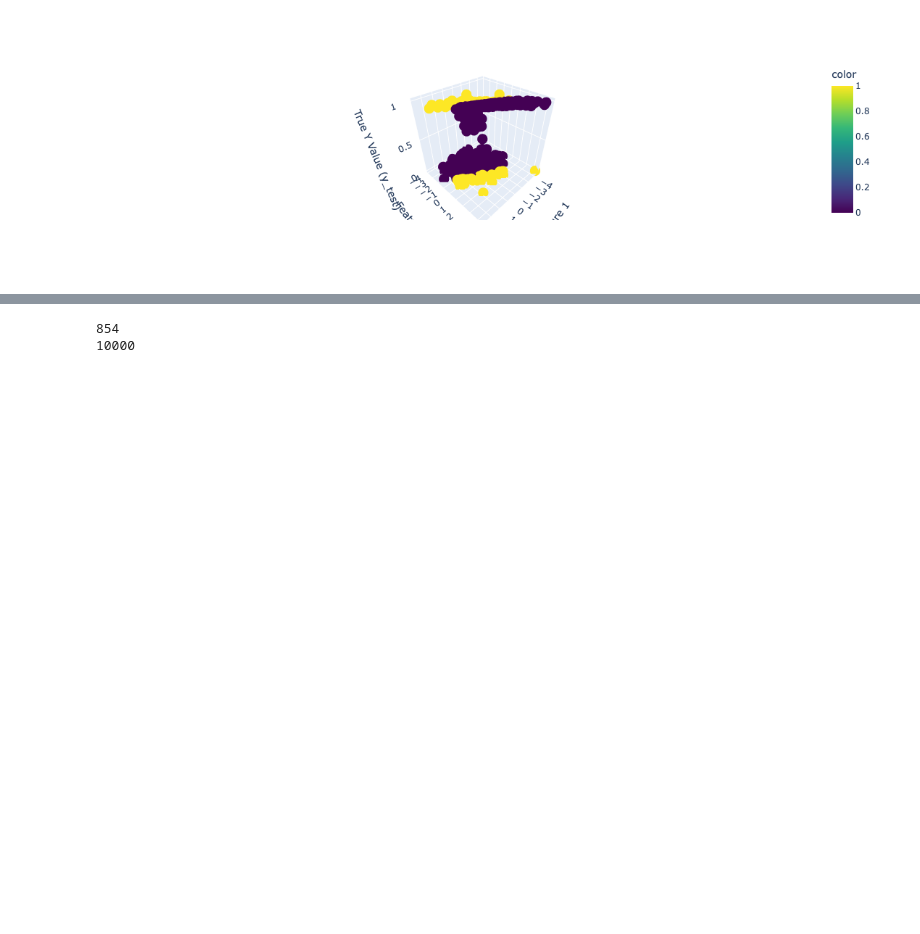
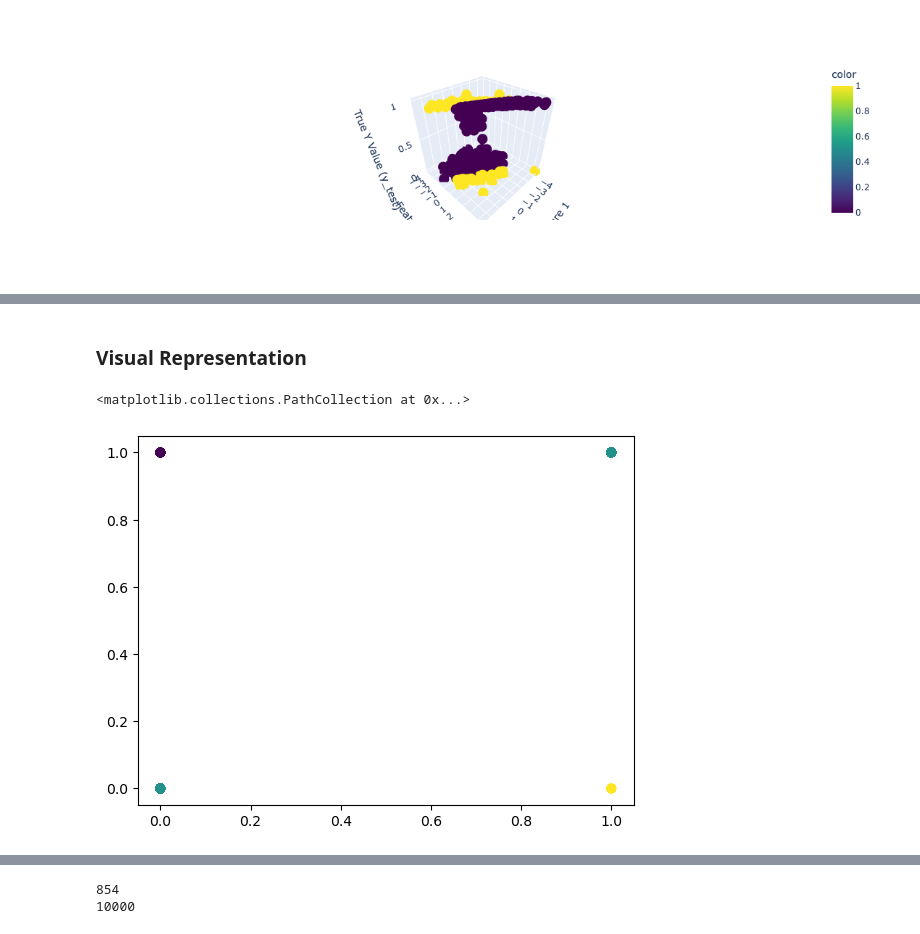
Before and after one commit to bdixit25/Notes, a Jupyter notebook: Machine_Learning/Deep_Learning/Chapter_3__The_Perceptron.ipynb, the cells around one changed output, grey strips where cells are left out. Drawn from its saved outputs; the diff is of its cells as text; code cells hidden in the pictures; blank space fills up the shorter version.

Commit message:
Perceptron Chapter

```diff
--- a/Machine_Learning/Deep_Learning/Chapter_3__The_Perceptron.ipynb
+++ b/Machine_Learning/Deep_Learning/Chapter_3__The_Perceptron.ipynb
@@ -506,0 +517,10 @@ This limitation, highlighted by Marvin Minsky and Seymour Papert in 1969, led to
+# %%
+from sklearn.datasets import make_moons
+
+# 1. Generate a non-linearly separable dataset (like Moons or custom transformations)
+X, y = make_moons(n_samples=2000, noise=0.15, random_state=42)
+
+# Split the data (80% train, 20% test)
+X_train, X_test, y_train, y_test = train_test_split(
+    X, y, test_size=0.2, random_state=42
+)
@@ -506,0 +531,15 @@ This limitation, highlighted by Marvin Minsky and Seymour Papert in 1969, led to
+# %%
+# initialise perceptron
+node = perceptron()
+
+# number of epochs
+epochs = 10
+
+# training the perceptron
+for _ in range(epochs):
+    for i in range(len(X_train)):
+        X_sample = X_train[i]       # features
+        y_sample = y_train[i]       # target
+
+        # use features, target and learning rate of 0.001
+        node.update(X_sample, y_sample, 0.001)
@@ -506,0 +548,6 @@ This limitation, highlighted by Marvin Minsky and Seymour Papert in 1969, led to
+# %%
+pred_y = []
+
+for X_sample in X_test:
+    prob = node.predict(X_sample)
+    pred_y.append(prob)
@@ -506,0 +582,9 @@ This limitation, highlighted by Marvin Minsky and Seymour Papert in 1969, led to
+# %% [markdown]
+### Visual Representation
+# %%
+import matplotlib.pyplot as plt
+
+plt.scatter(pred_y, y_test, c=pred_y-y_test)
+# %% [output]
+<matplotlib.collections.PathCollection at 0x...>
+[figure, added]
```
Also changed, not shown: parts of 27 cells of this notebook.
